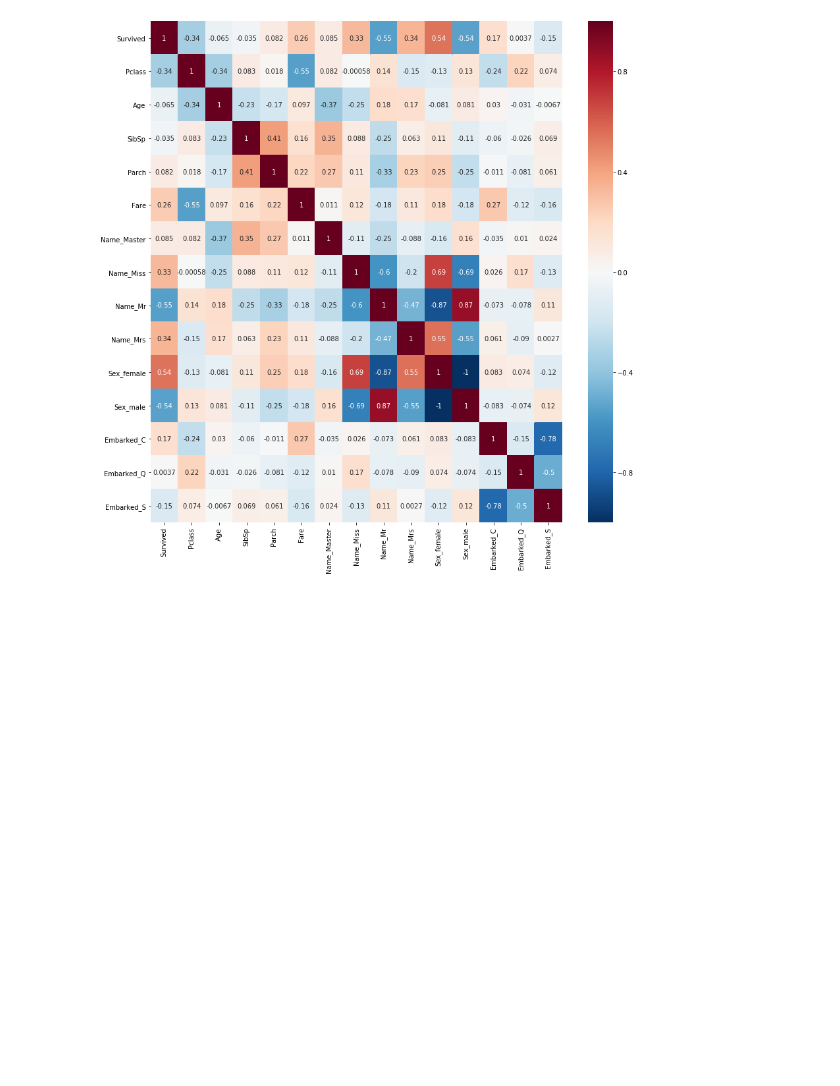
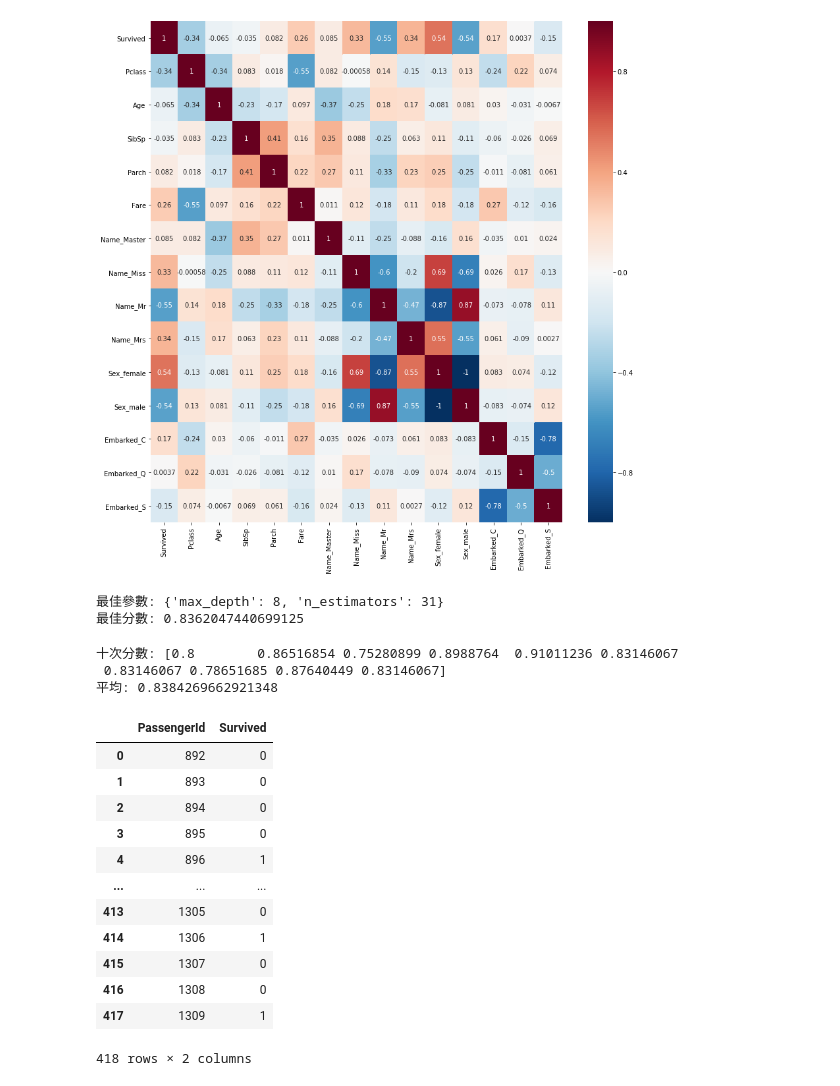
Before and after one commit to Elwing-Chou/MLDemo1216, a Jupyter notebook: titanic.ipynb, the cells around one changed output. Cells and saved outputs as stored; diff of their text form; code cells hidden in the pictures; blank space fills up the shorter version.

```diff
--- a/titanic.ipynb
+++ b/titanic.ipynb
@@ -197,3 +197,55 @@ sns.heatmap(temp.corr(), annot=True, cmap="RdBu_r")
 # %% [output]
 <matplotlib.axes._subplots.AxesSubplot at 0x...>
 [figure]
+# %%
+from sklearn.model_selection import GridSearchCV
+from sklearn.ensemble import RandomForestClassifier
+
+clf = RandomForestClassifier()
+param = {
+    "n_estimators":range(20, 40),
+    "max_depth":[6, 7, 8]
+}
+grid = GridSearchCV(clf, param, cv=10, n_jobs=4)
+grid.fit(x_train, y_train)
+print("最佳參數:", grid.best_params_)
+print("最佳分數:", grid.best_score_)
+# %% [output]
+最佳參數: {'max_depth': 8, 'n_estimators': 31}
+最佳分數: 0.8362047440699125
+# %%
+from sklearn.model_selection import cross_val_score
+from sklearn.ensemble import RandomForestClassifier
+import numpy as np
+clf = RandomForestClassifier(n_estimators=31, max_depth=8)
+scores = cross_val_score(clf, x_train, y_train, cv=10, n_jobs=4)
+print("十次分數:", scores)
+print("平均:", np.average(scores))
+# %% [output]
+十次分數: [0.8        0.86516854 0.75280899 0.8988764  0.91011236 0.83146067
+ 0.83146067 0.78651685 0.87640449 0.83146067]
+平均: 0.8384269662921348
+# %%
+clf = RandomForestClassifier(n_estimators=31, max_depth=8)
+clf.fit(x_train, y_train)
+pre = clf.predict(x_test)
+result = pd.DataFrame({
+    "PassengerId":test_df["PassengerId"],
+    "Survived":pre
+})
+result.to_csv("titanic_rf.csv", encoding="utf-8", index=False)
+result
+# %% [output]
+|  | PassengerId | Survived |
+| 0 | 892 | 0 |
+| 1 | 893 | 0 |
+| 2 | 894 | 0 |
+| 3 | 895 | 0 |
+| 4 | 896 | 1 |
+| ... | ... | ... |
+| 413 | 1305 | 0 |
+| 414 | 1306 | 1 |
+| 415 | 1307 | 0 |
+| 416 | 1308 | 0 |
+| 417 | 1309 | 1 |
+418 rows × 2 columns
```
